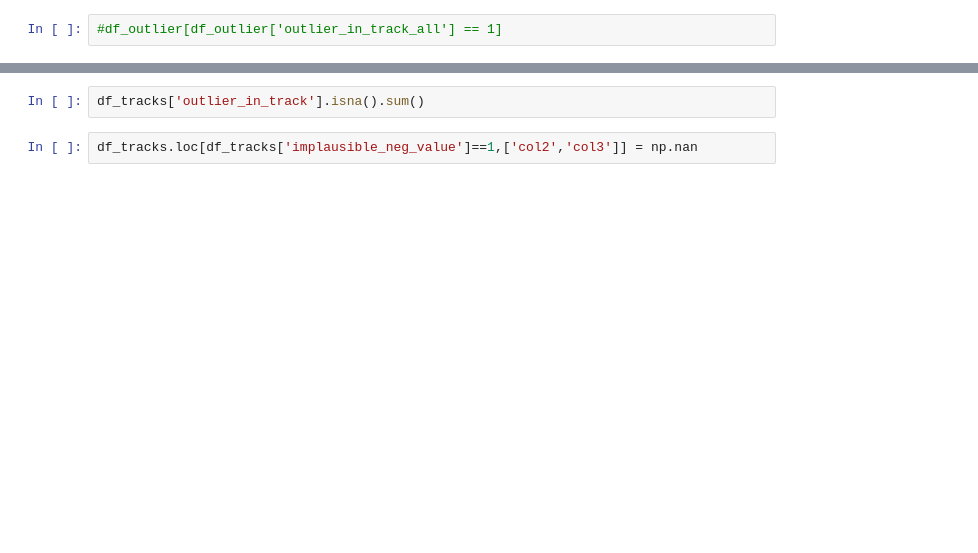
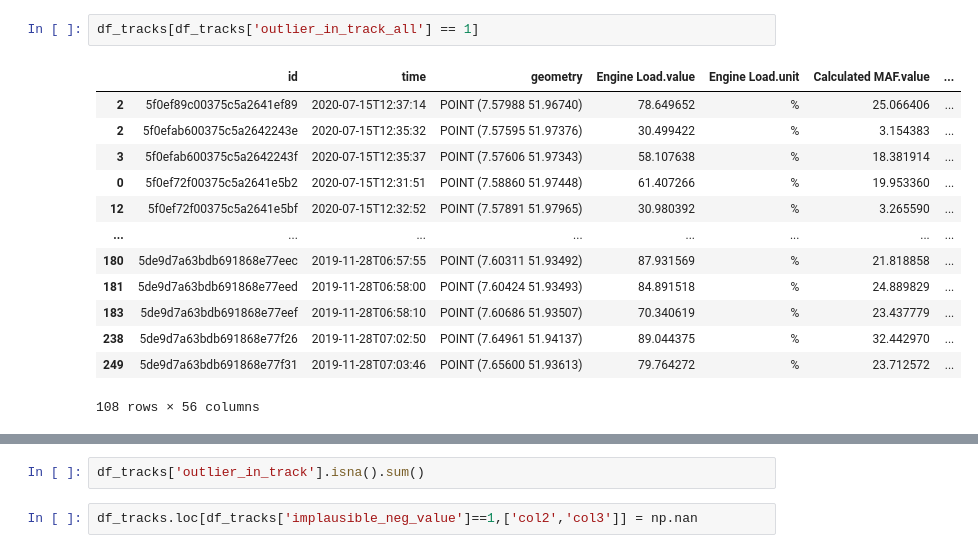
Before and after one commit to imkeines/eda_quality, a Jupyter notebook: examples/EDA_flag_and_remove.ipynb, the cells around one changed output, grey strips where cells are left out. Cells and saved outputs as stored; diff of their text form; blank space fills up the shorter version.

```diff
--- a/examples/EDA_flag_and_remove.ipynb
+++ b/examples/EDA_flag_and_remove.ipynb
@@ -268,4 +246,18 @@ Int64Index([ 0,  1,  2,  3,  4,  5,  6,  7,  8,  9,
-# %%
-#df_outlier[df_outlier['outlier_in_track_all'] == 1]
+# %%
+df_tracks[df_tracks['outlier_in_track_all'] == 1]
+# %% [output]
+|  | id | time | geometry | Engine Load.value | Engine Load.unit | Calculated MAF.value | ... |
+| 2 | 5f0ef89c00375c5a2641ef89 | 2020-07-15T12:37:14 | POINT (7.57988 51.96740) | 78.649652 | % | 25.066406 | ... |
+| 2 | 5f0efab600375c5a2642243e | 2020-07-15T12:35:32 | POINT (7.57595 51.97376) | 30.499422 | % | 3.154383 | ... |
+| 3 | 5f0efab600375c5a2642243f | 2020-07-15T12:35:37 | POINT (7.57606 51.97343) | 58.107638 | % | 18.381914 | ... |
+| 0 | 5f0ef72f00375c5a2641e5b2 | 2020-07-15T12:31:51 | POINT (7.58860 51.97448) | 61.407266 | % | 19.953360 | ... |
+| 12 | 5f0ef72f00375c5a2641e5bf | 2020-07-15T12:32:52 | POINT (7.57891 51.97965) | 30.980392 | % | 3.265590 | ... |
+| ... | ... | ... | ... | ... | ... | ... | ... |
+| 180 | 5de9d7a63bdb691868e77eec | 2019-11-28T06:57:55 | POINT (7.60311 51.93492) | 87.931569 | % | 21.818858 | ... |
+| 181 | 5de9d7a63bdb691868e77eed | 2019-11-28T06:58:00 | POINT (7.60424 51.93493) | 84.891518 | % | 24.889829 | ... |
+| 183 | 5de9d7a63bdb691868e77eef | 2019-11-28T06:58:10 | POINT (7.60686 51.93507) | 70.340619 | % | 23.437779 | ... |
+| 238 | 5de9d7a63bdb691868e77f26 | 2019-11-28T07:02:50 | POINT (7.64961 51.94137) | 89.044375 | % | 32.442970 | ... |
+| 249 | 5de9d7a63bdb691868e77f31 | 2019-11-28T07:03:46 | POINT (7.65600 51.93613) | 79.764272 | % | 23.712572 | ... |
+108 rows × 56 columns
 # %%
 # df_tracks.index
```
Also changed, not shown: parts of 3 cells of this notebook.
